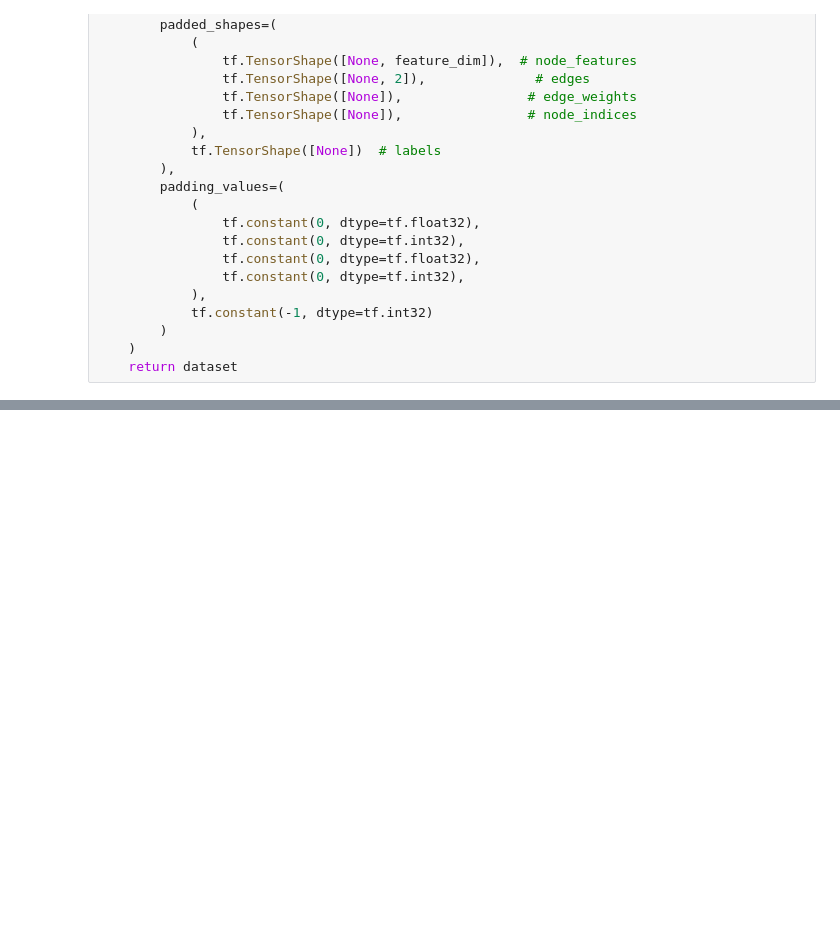
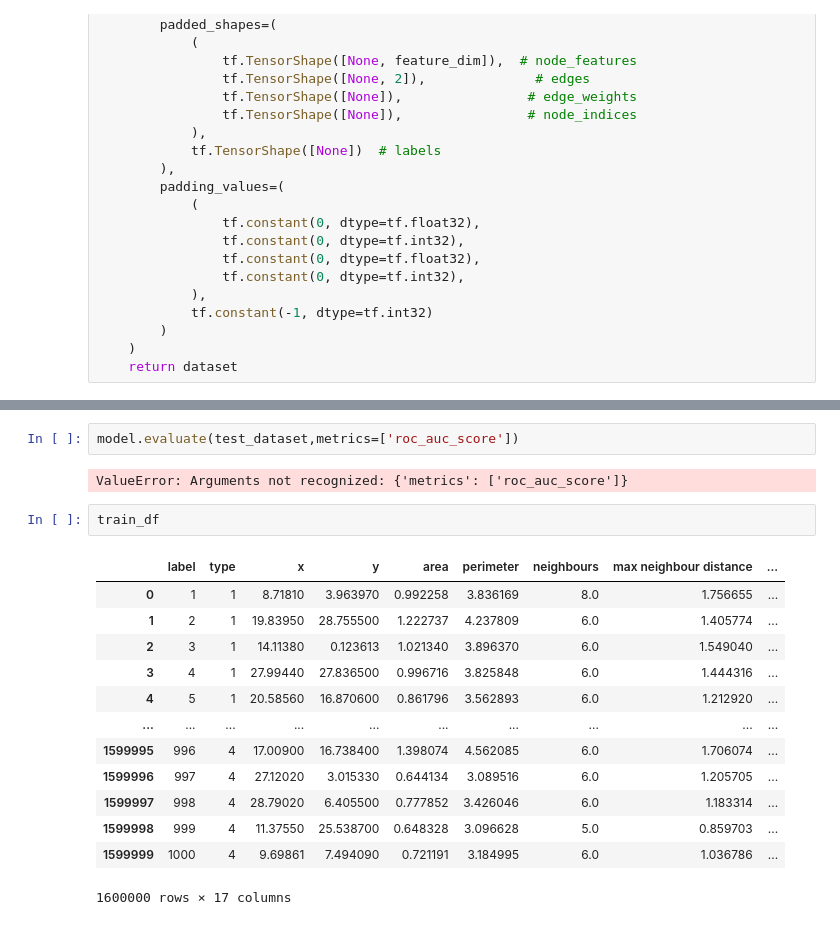
Before and after one commit to pedpenaf/ml-dead-alive-particles, a Jupyter notebook: gnn-model.ipynb, the cells around one changed output, grey strips where cells are left out. Saved outputs shown, nothing was run; the diff lists cells and outputs as text; blank space fills up the shorter version.

Commit message:
new gnn models

```diff
--- a/gnn-model.ipynb
+++ b/gnn-model.ipynb
@@ -353,0 +417,20 @@ print(accuracy[1])
+# %%
+model.evaluate(test_dataset,metrics=['roc_auc_score'])
+# %% [output]
+ValueError: Arguments not recognized: {'metrics': ['roc_auc_score']}
+# %%
+train_df
+# %% [output]
+|  | label | type | x | y | area | perimeter | neighbours | max neighbour distance | ... |
+| 0 | 1 | 1 | 8.71810 | 3.963970 | 0.992258 | 3.836169 | 8.0 | 1.756655 | ... |
+| 1 | 2 | 1 | 19.83950 | 28.755500 | 1.222737 | 4.237809 | 6.0 | 1.405774 | ... |
+| 2 | 3 | 1 | 14.11380 | 0.123613 | 1.021340 | 3.896370 | 6.0 | 1.549040 | ... |
+| 3 | 4 | 1 | 27.99440 | 27.836500 | 0.996716 | 3.825848 | 6.0 | 1.444316 | ... |
+| 4 | 5 | 1 | 20.58560 | 16.870600 | 0.861796 | 3.562893 | 6.0 | 1.212920 | ... |
+| ... | ... | ... | ... | ... | ... | ... | ... | ... | ... |
+| 1599995 | 996 | 4 | 17.00900 | 16.738400 | 1.398074 | 4.562085 | 6.0 | 1.706074 | ... |
+| 1599996 | 997 | 4 | 27.12020 | 3.015330 | 0.644134 | 3.089516 | 6.0 | 1.205705 | ... |
+| 1599997 | 998 | 4 | 28.79020 | 6.405500 | 0.777852 | 3.426046 | 6.0 | 1.183314 | ... |
+| 1599998 | 999 | 4 | 11.37550 | 25.538700 | 0.648328 | 3.096628 | 5.0 | 0.859703 | ... |
+| 1599999 | 1000 | 4 | 9.69861 | 7.494090 | 0.721191 | 3.184995 | 6.0 | 1.036786 | ... |
+1600000 rows × 17 columns
```
Also changed, not shown: parts of 12 cells of this notebook, 11 other files.
